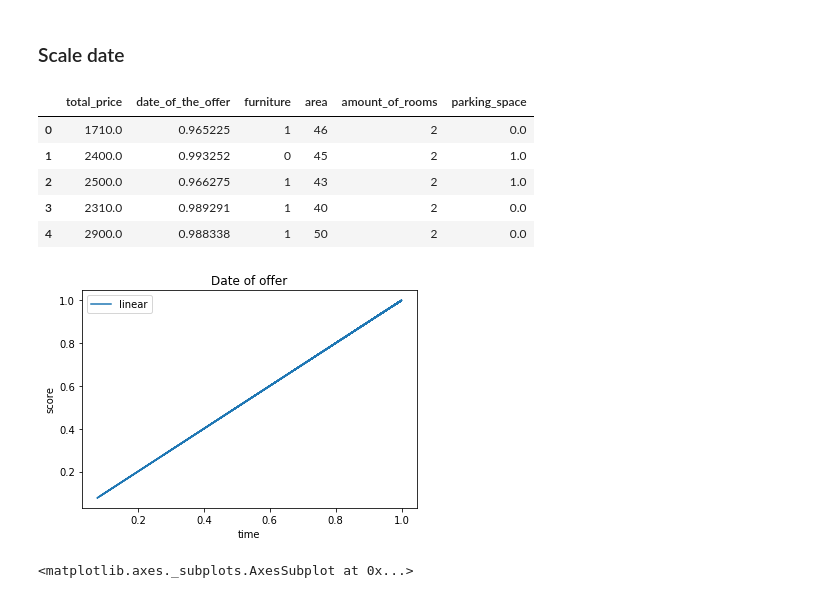
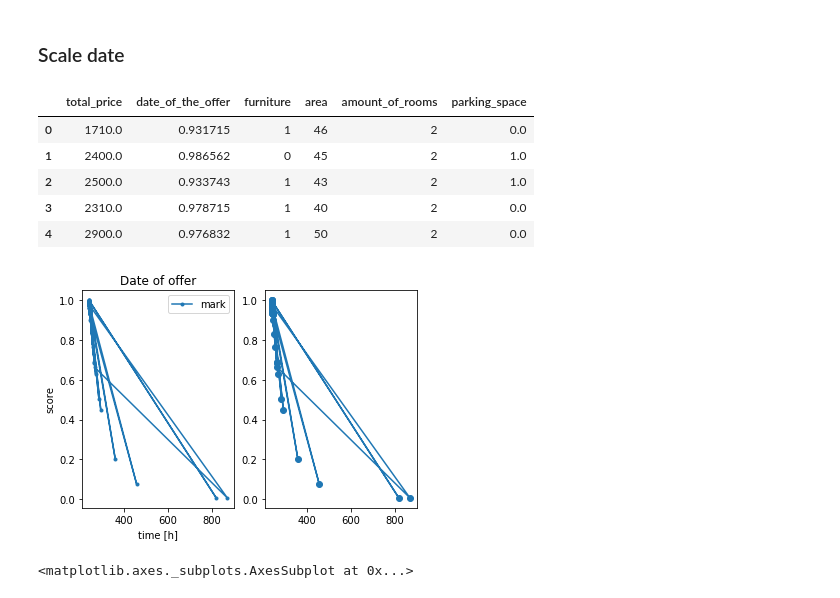
Before and after one commit to JTurbakiewicz/Roomek, a Jupyter notebook: RatingEngine/Data_preprocessing.ipynb, the cells around one changed output. Drawn from its saved outputs; the diff is of its cells as text; code cells hidden in the pictures.

```diff
--- a/RatingEngine/Data_preprocessing.ipynb
+++ b/RatingEngine/Data_preprocessing.ipynb
@@ -172,33 +172,36 @@ X.head()
 ### Scale date
 # %%
 now = pd.Timestamp.now()
-X['date_of_the_offer'] = (now - df['date_of_the_offer'])/np.timedelta64(1,'h')
+diff = (now - df['date_of_the_offer'])/np.timedelta64(1,'h')
+X['date_of_the_offer'] = diff
 min = X['date_of_the_offer'].min()
 max = X['date_of_the_offer'].max()
-X['date_of_the_offer'] = 1/(X['date_of_the_offer']/min)**2
+X['date_of_the_offer'] = 1/(X['date_of_the_offer']/min)**4
 X.head()
 # %% [output]
 |  | total_price | date_of_the_offer | furniture | area | amount_of_rooms | parking_space |
-| 0 | 1710.0 | 0.965225 | 1 | 46 | 2 | 0.0 |
-| 1 | 2400.0 | 0.993252 | 0 | 45 | 2 | 1.0 |
-| 2 | 2500.0 | 0.966275 | 1 | 43 | 2 | 1.0 |
-| 3 | 2310.0 | 0.989291 | 1 | 40 | 2 | 0.0 |
-| 4 | 2900.0 | 0.988338 | 1 | 50 | 2 | 0.0 |
+| 0 | 1710.0 | 0.931715 | 1 | 46 | 2 | 0.0 |
+| 1 | 2400.0 | 0.986562 | 0 | 45 | 2 | 1.0 |
+| 2 | 2500.0 | 0.933743 | 1 | 43 | 2 | 1.0 |
+| 3 | 2310.0 | 0.978715 | 1 | 40 | 2 | 0.0 |
+| 4 | 2900.0 | 0.976832 | 1 | 50 | 2 | 0.0 |
 # %%
-x = X['date_of_the_offer']
+s = X['date_of_the_offer']
+t = diff
 
-plt.plot(x, x, label='linear')
-
-plt.xlabel('time')
+plt.subplot(1, 2, 1)
+plt.plot(t, s, '.-', label='mark')
+plt.xlabel('time [h]')
 plt.ylabel('score')
-
 plt.title("Date of offer")
-
 plt.legend()
 
+plt.subplot(1, 2, 2)
+plt.plot(t, s, 'o-', label='smark')
+
 plt.show()
 # %% [output]
-[figure, old version]
+[figure, new version]
 # %%
 import seaborn as sns
 
```
